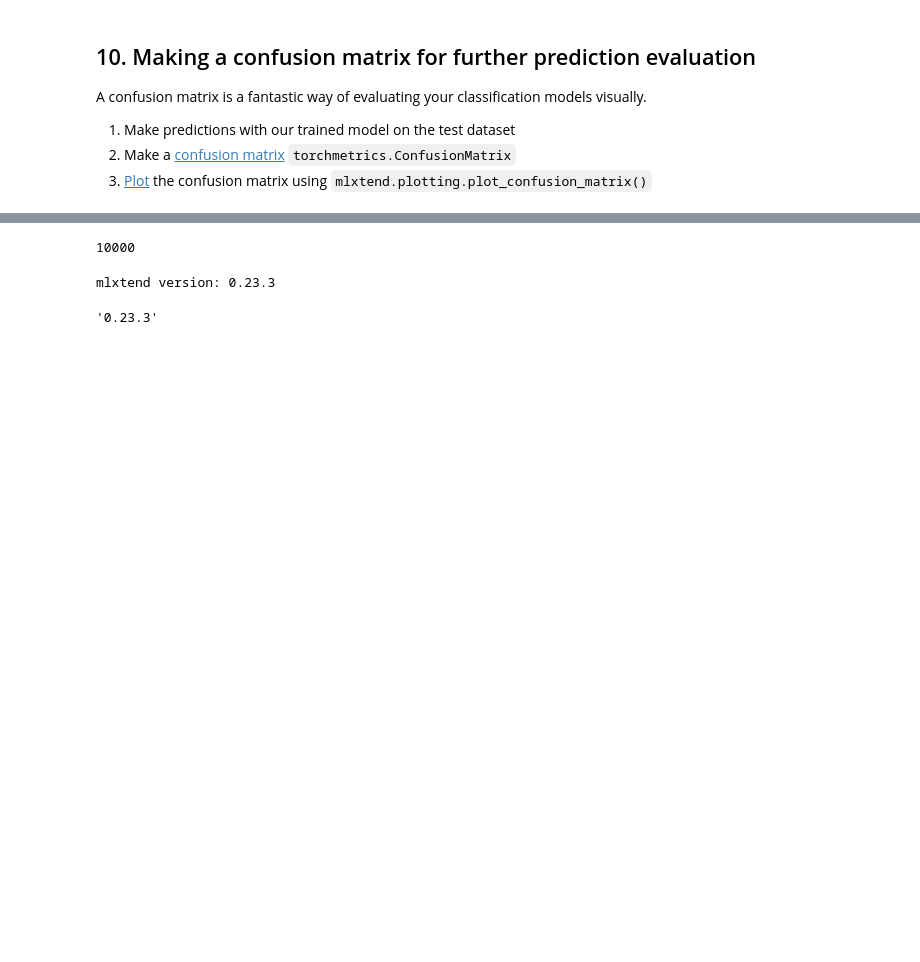
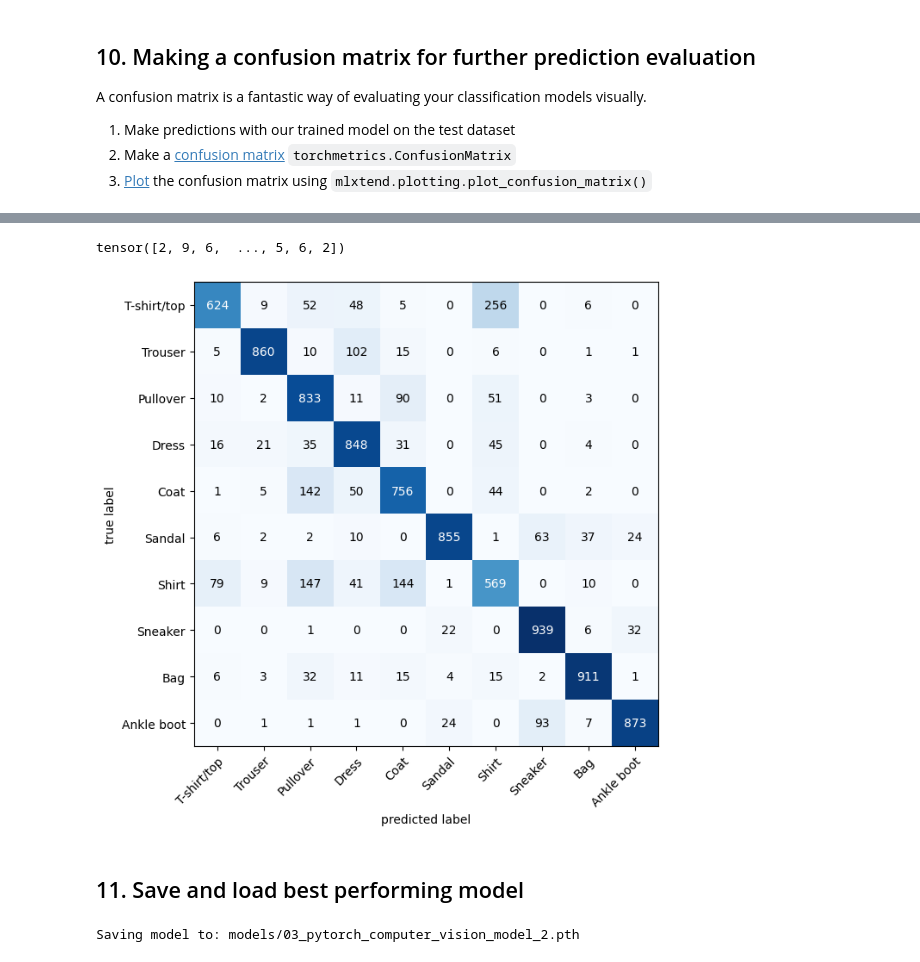
Before and after one commit to anupj/PyTorchForDeepLearningBootcamp, a Jupyter notebook: 03_pytorch_computer_vision_video.ipynb, the cells around one changed output, grey strips where cells are left out. Cells and saved outputs as stored; diff of their text form; code cells hidden in the pictures; blank space fills up the shorter version.

```diff
--- a/03_pytorch_computer_vision_video.ipynb
+++ b/03_pytorch_computer_vision_video.ipynb
@@ -1194,6 +1194,10 @@ from tqdm.auto import tqdm
 
 # 1. Make predictions with trained model
 y_preds = []
+# NOTE: Adding the `targets` list here to ensure that the labels in both
+# y_preds and targets that I'll later use to create the conf matrix have the same label order
+# see this Q&A for details https://www.udemy.com/course/pytorch-for-deep-learning/learn/lecture/32881836#questions/18756198
+targets = []
 model_2.eval()
 with torch.inference_mode():
   for X, y in tqdm(test_dataloader, desc="Making predictions..."):
@@ -1205,9 +1209,11 @@ with torch.inference_mode():
     y_pred = torch.softmax(y_logit.squeeze(), dim=0).argmax(dim=1)
     # Put predictions on CPU for evaluation
     y_preds.append(y_pred.cpu())
+    targets.append(y.cpu())
 
 # Concatenate list of predictions into a tensor
 # print(y_preds)
 y_pred_tensor = torch.cat(y_preds)
+targets_tensor = torch.cat(targets)
 y_pred_tensor
 # %% [output]
@@ -1215,29 +1254,5 @@ tensor([2, 9, 6,  ..., 5, 6, 2])
 # %%
-len(y_pred_tensor)
+class_names
+y_pred_tensor
 # %% [output]
-10000
+tensor([2, 9, 6,  ..., 5, 6, 2])
-# %%
-# See if required packages are installed and if not, install them...
-
-from packaging import version
-import subprocess
-
-try:
-  import torchmetrics, mlxtend
-  print(f"mlxtend version: {mlxtend.__version__}")
-  assert version.parse(mlxtend.__version__) >= version.parse("0.19.0"), "mlextend version should be 0.19.0 or higher"
-except AssertionError as e:
-    print(e)
-    print("Updating mlxtend")
-    subprocess.check_call(['pip', 'install', '-U', 'mlxtend'])
-    print(f"mlextend updated to version: {mlxtend.__version__}")
-    import mlxtend # Re-import after installation
-except ImportError as e:
-    print(e)
-    print("Installing torchmetrics...")
-    subprocess.check_call(['pip', 'install', '-q', 'torchmetrics'])
-    print(f"torchmetrics installed - version: {torchmetrics.__version__} ")
-    print("Importing torchmetrics")
-    import torchmetrics # import after installation
-# %% [output]
-mlxtend version: 0.23.3
@@ -1246,4 +1259,38 @@ import mlxtend
-# %%
-mlxtend.__version__
-# %% [output]
-'0.23.3'
+# %%
+from torchmetrics import ConfusionMatrix
+from mlxtend.plotting import plot_confusion_matrix
+
+
+# 2. Setup confusion instance and compare `predictions` to `targets`
+# Note: PyTorch calls `labels` as `targets`
+confmat = ConfusionMatrix(num_classes=len(class_names), task="multiclass")
+confmat_tensor = confmat(preds=y_pred_tensor, target=targets_tensor)
+
+# 3. Plot our confusion matrix
+fig, ax = plot_confusion_matrix(
+    conf_mat=confmat_tensor.numpy(), # matplotlib likes working with numpy
+    class_names=class_names,
+    figsize=(10,7)
+)
+# %% [output]
+[figure, added]
+# %% [markdown]
+## 11. Save and load best performing model
+# %%
+from pathlib import Path
+
+# Create model directory path
+MODEL_PATH = Path("models")
+MODEL_PATH.mkdir(parents=True,
+                 exist_ok=True)
+
+# Create model save
+MODEL_NAME = "03_pytorch_computer_vision_model_2.pth"
+MODEL_SAVE_PATH = MODEL_PATH / MODEL_NAME
+
+# Save the model state dict
+print(f"Saving model to: {MODEL_SAVE_PATH}")
+torch.save(obj=model_2.state_dict(),
+           f=MODEL_SAVE_PATH)
+# %% [output]
+Saving model to: models/03_pytorch_computer_vision_model_2.pth
```
Also changed, not shown: parts of 7 cells of this notebook.
